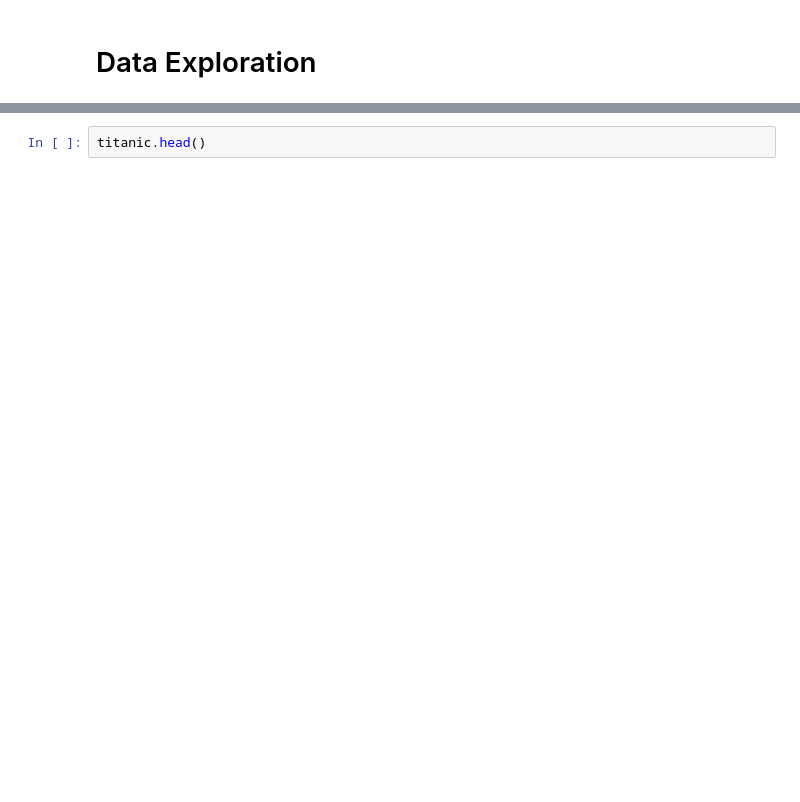
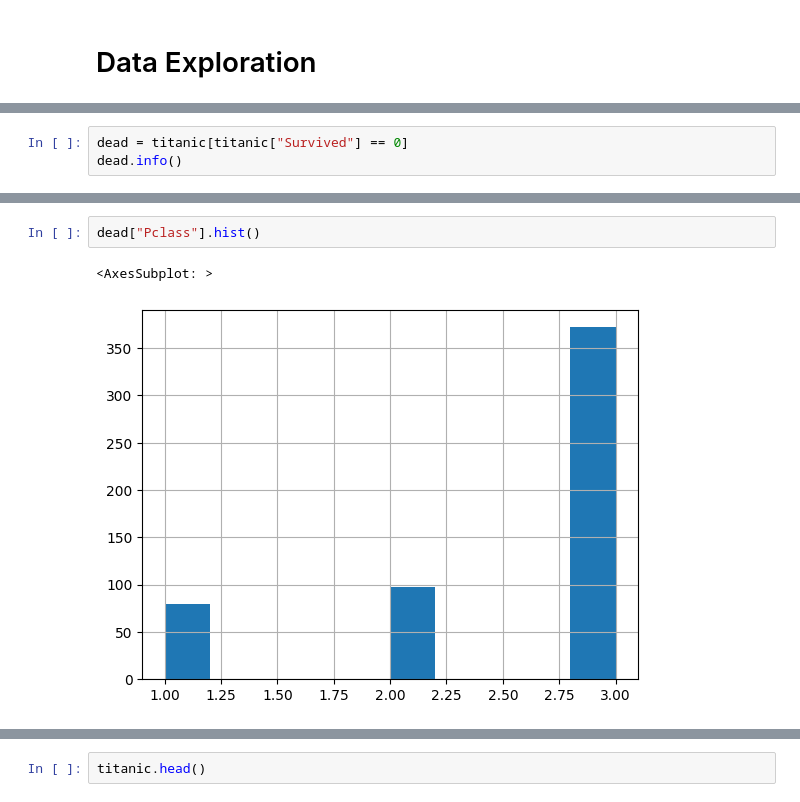
Before and after one commit to trevenue44/kgl_titanic_problem, a Jupyter notebook: data_exploration.ipynb, the cells around one changed output, grey strips where cells are left out. Cells and saved outputs as stored; diff of their text form; blank space fills up the shorter version.

```diff
--- a/data_exploration.ipynb
+++ b/data_exploration.ipynb
@@ -8,0 +65,3 @@ titanic = pd.read_csv("./titanic_data/train.csv")
+# %%
+dead = titanic[titanic["Survived"] == 0]
+dead.info()
@@ -8,0 +116,5 @@ titanic = pd.read_csv("./titanic_data/train.csv")
+# %%
+dead["Pclass"].hist()
+# %% [output]
+<AxesSubplot: >
+[figure, added]
```
Also changed, not shown: parts of 44 cells of this notebook, 5 other files.
